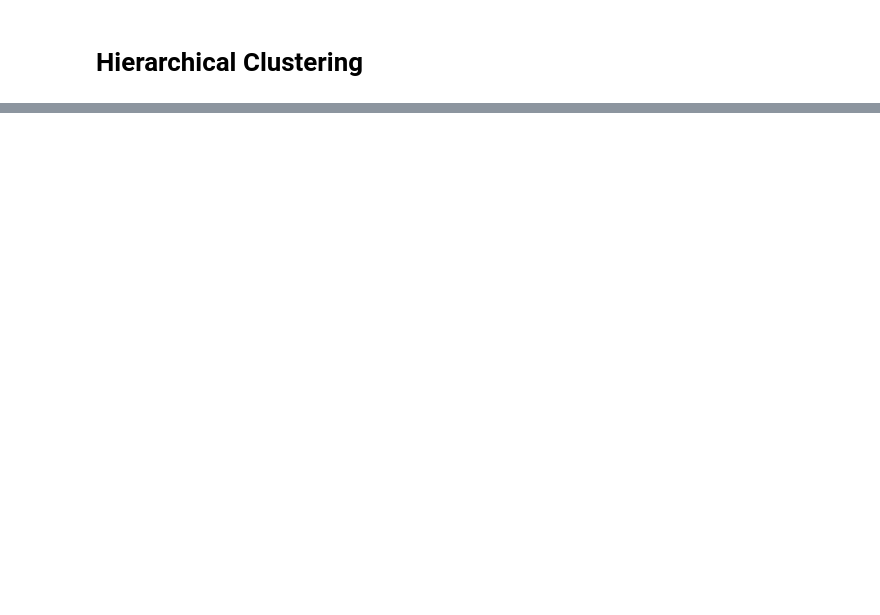
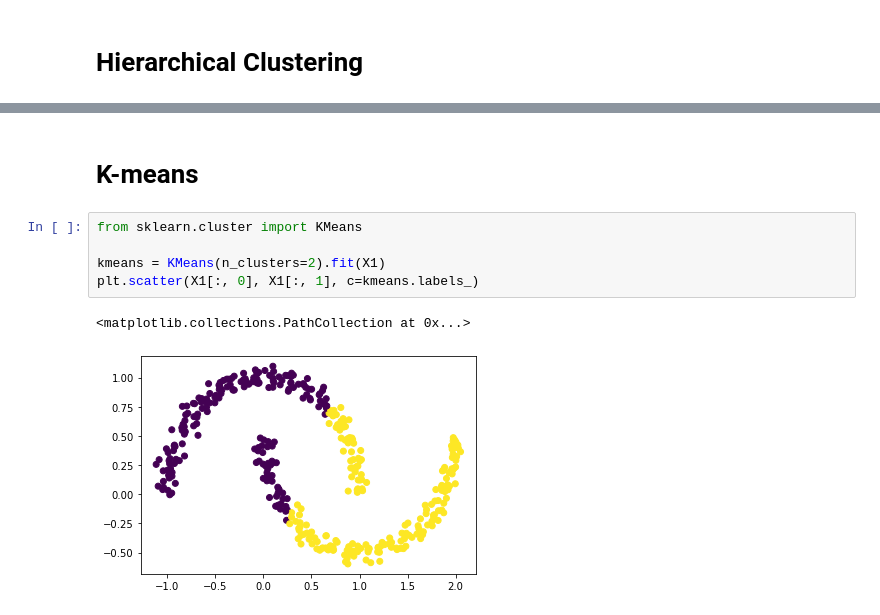
Before and after one commit to JohnnyBuiJB/cs534-machine-learning, a Jupyter notebook: clustering.ipynb, the cells around one changed output, grey strips where cells are left out. Drawn from its saved outputs; the diff is of its cells as text; blank space fills up the shorter version.

```diff
--- a/clustering.ipynb
+++ b/clustering.ipynb
@@ -40,0 +41,10 @@ plot_HAC(X1, y1)
+# %% [markdown]
+# K-means
+# %%
+from sklearn.cluster import KMeans
+
+kmeans = KMeans(n_clusters=2).fit(X1)
+plt.scatter(X1[:, 0], X1[:, 1], c=kmeans.labels_)
+# %% [output]
+<matplotlib.collections.PathCollection at 0x...>
+[figure, added]
```
Also changed, not shown: parts of 3 cells of this notebook, 2 other files.
